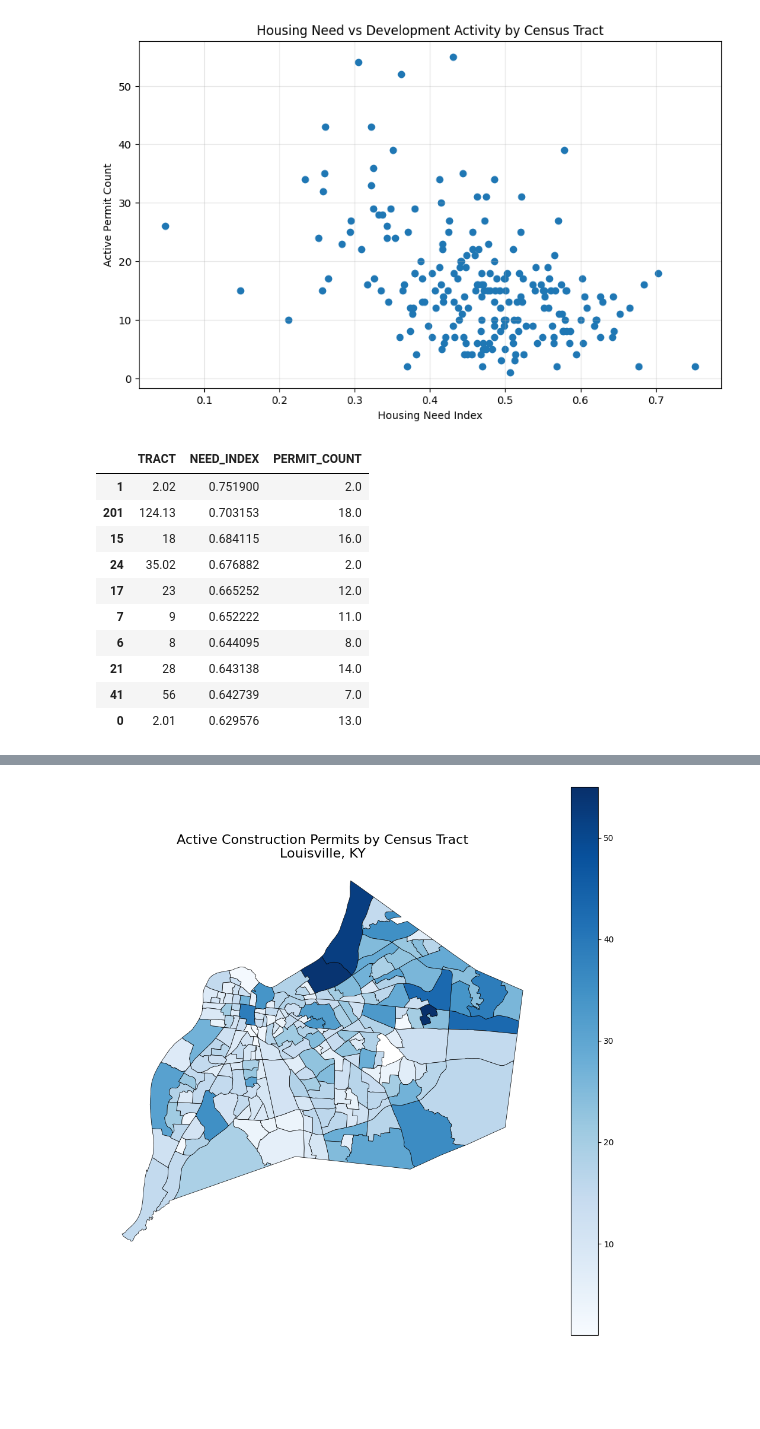
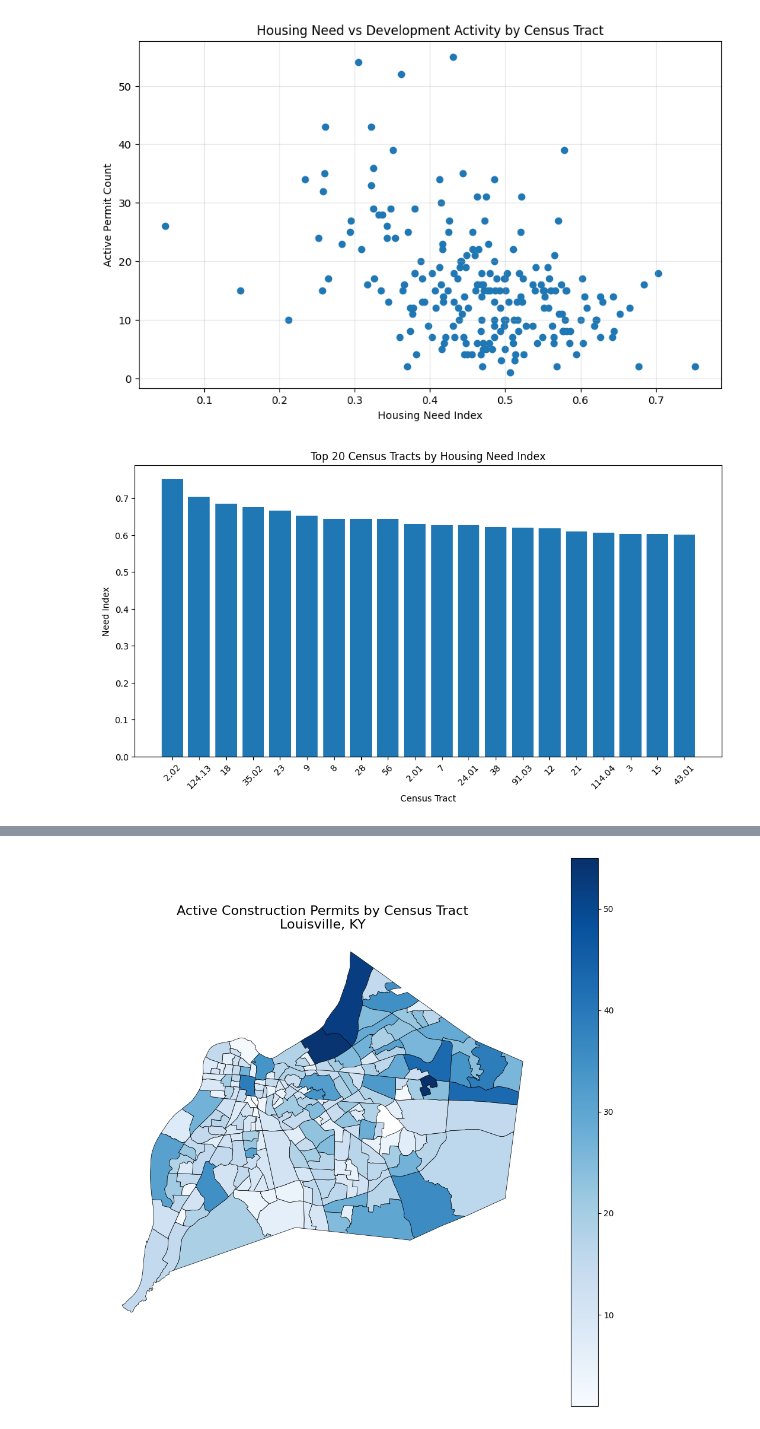
Before and after one commit to Code-You-Contributors/HUD_data_master, a Jupyter notebook: Curtis/curtis.ipynb, the cells around one changed output, grey strips where cells are left out. Cells and saved outputs as stored; diff of their text form; code cells hidden in the pictures; blank space fills up the shorter version.

```diff
--- a/Curtis/curtis.ipynb
+++ b/Curtis/curtis.ipynb
@@ -401,17 +395,27 @@ plt.show()
 # %% [output]
 [figure]
 # %%
-# Top 10 highest need tracts
-df_plot.sort_values("NEED_INDEX", ascending=False)[["TRACT", "NEED_INDEX", "PERMIT_COUNT"]].head(10)
+top_tracts = (
+    map_df[['TRACT', 'NEED_INDEX']]
+    .sort_values(by='NEED_INDEX', ascending=False)
+    .head(20)
+)
+
+plt.figure(figsize=(12,6))
+
+plt.bar(
+    top_tracts['TRACT'].astype(str),
+    top_tracts['NEED_INDEX']
+)
+
+plt.xticks(rotation=45)
+
+plt.title('Top 20 Census Tracts by Housing Need Index')
+plt.xlabel('Census Tract')
+plt.ylabel('Need Index')
+
+plt.savefig(FIGURES_DIR / "highest_need_bar_chart.png", dpi=300, bbox_inches="tight")
+
+plt.show()
 # %% [output]
-|  | TRACT | NEED_INDEX | PERMIT_COUNT |
-| 1 | 2.02 | 0.751900 | 2.0 |
-| 201 | 124.13 | 0.703153 | 18.0 |
-| 15 | 18 | 0.684115 | 16.0 |
-| 24 | 35.02 | 0.676882 | 2.0 |
-| 17 | 23 | 0.665252 | 12.0 |
-| 7 | 9 | 0.652222 | 11.0 |
-| 6 | 8 | 0.644095 | 8.0 |
-| 21 | 28 | 0.643138 | 14.0 |
-| 41 | 56 | 0.642739 | 7.0 |
-| 0 | 2.01 | 0.629576 | 13.0 |
+[figure, added]
```
Also changed, not shown: parts of 12 cells of this notebook, 7 other files.
